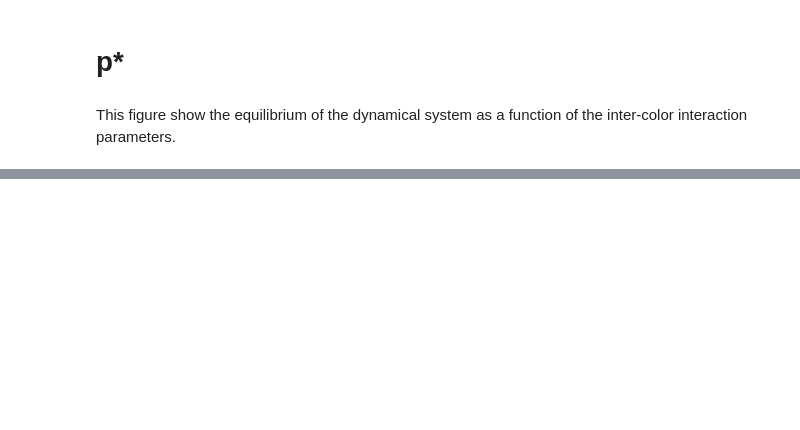
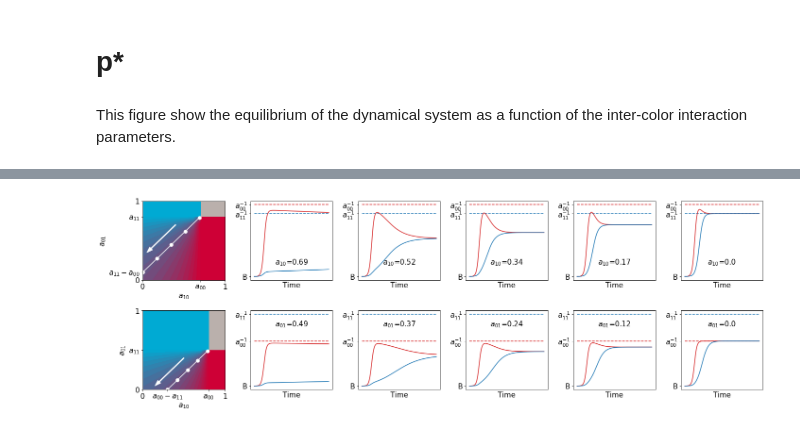
Before and after one commit to elifesciences-publications/estaudel, a Jupyter notebook: evolution_of_heredity/Supplementary_figures.ipynb, the cells around one changed output, grey strips where cells are left out. Drawn from its saved outputs; the diff is of its cells as text; code cells hidden in the pictures; blank space fills up the shorter version.

```diff
--- a/evolution_of_heredity/Supplementary_figures.ipynb
+++ b/evolution_of_heredity/Supplementary_figures.ipynb
@@ -411,0 +356,38 @@ nf_coordinate_streamplot.pdf  position_of_pstar.pdf
+# %%
+fig, ax = plt.subplots(2, 6, figsize=(20,6.66))
+a = [(0.7, 0.8),
+     (0.8,0.5)]
+r = [60,40]
+tspan = np.linspace(0,1,1000)
+for i, (a0,a1) in enumerate(a):
+    minipstar(ax[i,0], a0, a1)
+
+    if a0<a1:
+        a10_list = np.linspace(0,a0-0.01,5)[::-1]
+        a01_list = a1-a0+a10_list
+    else:
+        a01_list = np.linspace(0,a1-0.01,5)[::-1]
+        a10_list = a0-a1+a01_list
+    ax[i,0].arrow(a0-0.3, a1-0.1, -0.3, -0.3, color='w', width=0.01, head_width=0.05)
+
+
+    for j, (a10,a01) in enumerate(zip(a10_list,a01_list),1):
+        if a0<a1:
+            ax[i,j].annotate('$a_{10}$'+'={:2.2}'.format(a10),xy=(0.5,0.2),ha='center',xycoords='axes fraction')
+        else:
+            ax[i,j].annotate('$a_{01}$'+'={:2.2}'.format(a01),xy=(0.5,0.8),ha='center',xycoords='axes fraction')
+
+        A = np.array([[a0,a01],[a10,a1]])
+        flow = partial(ehd.lotka_volterra, r=r, a=A)
+        traj = scipy.integrate.odeint( flow,[B/2,B/2], tspan )
+        ax[i,j].plot(tspan, traj[:,0], color='C3')
+        ax[i,j].plot(tspan, traj[:,1], color='C0')
+        ax[i,j].hlines([1/a0, 1/a1], 0,tspan.max(), colors=['C3','C0'], linestyle='--')
+        ax[i,0].scatter(a10,a01,color='white',marker='o', s=50)
+
+        ax[i,j].set(xlabel='Time', xticks=[], yticks=[1/a0,B,1/a1], yticklabels=['$a_{00}^{-1}$','B','$a_{11}^{-1}$'])
+plt.tight_layout()
+plt.savefig('supfig/asymmetry.png', bbox_inches='tight')
+plt.savefig('supfig/asymmetry.pdf', bbox_inches='tight')
+# %% [output]
+[figure, added]
```
Also changed, not shown: parts of 19 cells of this notebook, 25 other files.
